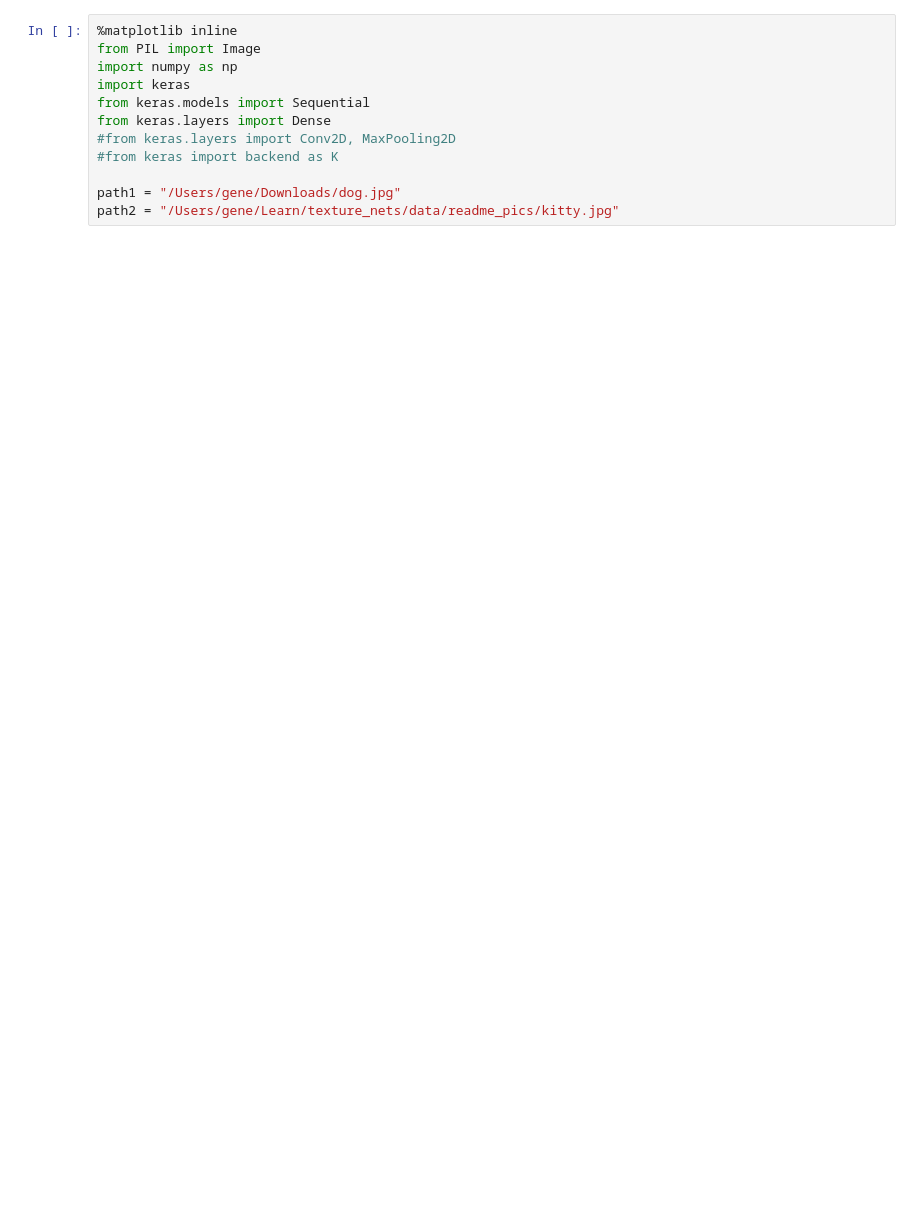
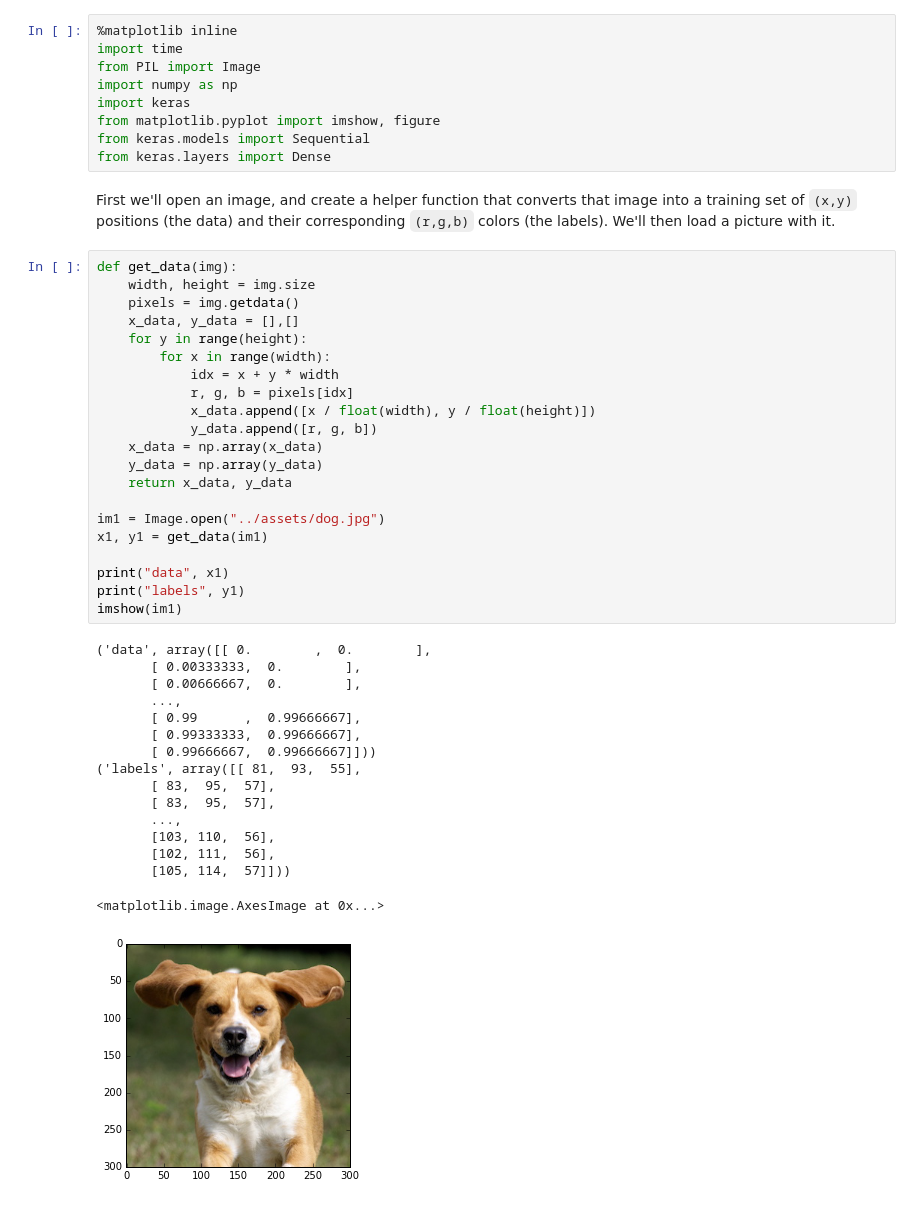
Before and after one commit to ml4a/ml4a, a Jupyter notebook: notebooks/neural-net-painter.ipynb, the cells around one changed output. Cells and saved outputs as stored; diff of their text form; blank space fills up the shorter version.

```diff
--- a/notebooks/neural-net-painter.ipynb
+++ b/notebooks/neural-net-painter.ipynb
@@ -1,12 +7,49 @@
 # %%
 %matplotlib inline
+import time
 from PIL import Image
 import numpy as np
 import keras
+from matplotlib.pyplot import imshow, figure
 from keras.models import Sequential
 from keras.layers import Dense
-#from keras.layers import Conv2D, MaxPooling2D
-#from keras import backend as K
-
-path1 = "/Users/gene/Downloads/dog.jpg"
-path2 = "/Users/gene/Learn/texture_nets/data/readme_pics/kitty.jpg"
+# %% [markdown]
+First we'll open an image, and create a helper function that converts that image into a training set of `(x,y)` positions (the data) and their corresponding `(r,g,b)` colors (the labels). We'll then load a picture with it.
+# %%
+def get_data(img):
+    width, height = img.size
+    pixels = img.getdata()
+    x_data, y_data = [],[]
+    for y in range(height):
+        for x in range(width):
+            idx = x + y * width
+            r, g, b = pixels[idx]
+            x_data.append([x / float(width), y / float(height)])
+            y_data.append([r, g, b])
+    x_data = np.array(x_data)
+    y_data = np.array(y_data)
+    return x_data, y_data
+
+im1 = Image.open("../assets/dog.jpg")
+x1, y1 = get_data(im1)
+
+print("data", x1)
+print("labels", y1)
+imshow(im1)
+# %% [output]
+('data', array([[ 0.        ,  0.        ],
+       [ 0.00333333,  0.        ],
+       [ 0.00666667,  0.        ],
+       ...,
+       [ 0.99      ,  0.99666667],
+       [ 0.99333333,  0.99666667],
+       [ 0.99666667,  0.99666667]]))
+('labels', array([[ 81,  93,  55],
+       [ 83,  95,  57],
+       [ 83,  95,  57],
+       ...,
+       [103, 110,  56],
+       [102, 111,  56],
+       [105, 114,  57]]))
+<matplotlib.image.AxesImage at 0x...>
+[figure, added]
```
Also changed, not shown: parts of 22 cells of this notebook, 2 other files.
